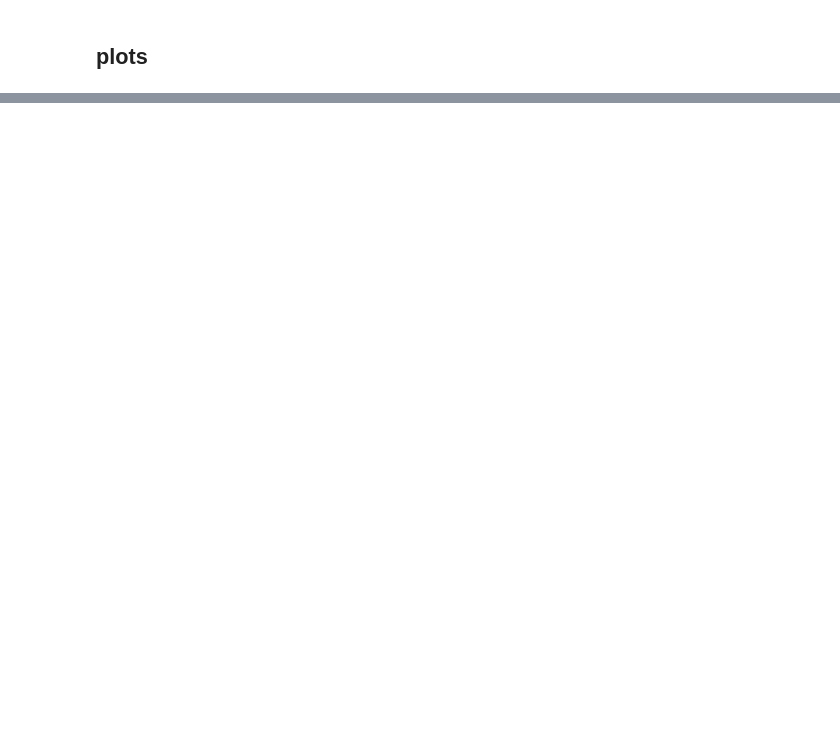
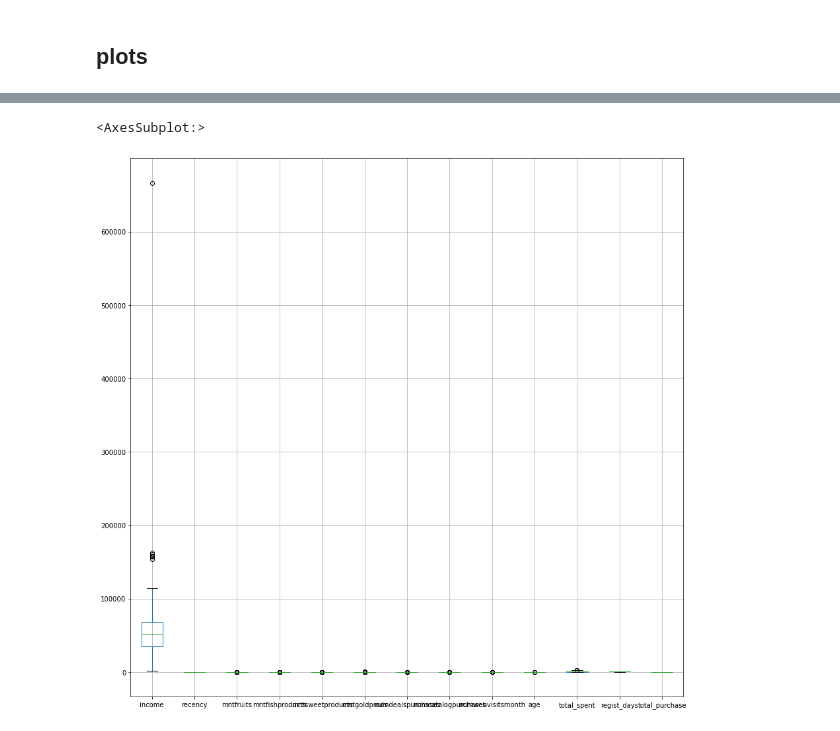
Before and after one commit to shushak/Customer-Segmentation-Project, a Jupyter notebook: Customer_Segmentation_Project.ipynb, the cells around one changed output, grey strips where cells are left out. Saved outputs shown, nothing was run; the diff lists cells and outputs as text; code cells hidden in the pictures; blank space fills up the shorter version.

```diff
--- a/Customer_Segmentation_Project.ipynb
+++ b/Customer_Segmentation_Project.ipynb
@@ -317,0 +502,3 @@ with sns.axes_style("white"):
+# %%
+X=df._get_numeric_data()
+X.head()
@@ -317,0 +512,7 @@ with sns.axes_style("white"):
+# %%
+#Boxplot to detect outliers
+
+X.boxplot(figsize=(15,15))
+# %% [output]
+<AxesSubplot:>
+[figure, added]
```
Also changed, not shown: parts of 45 cells of this notebook.
